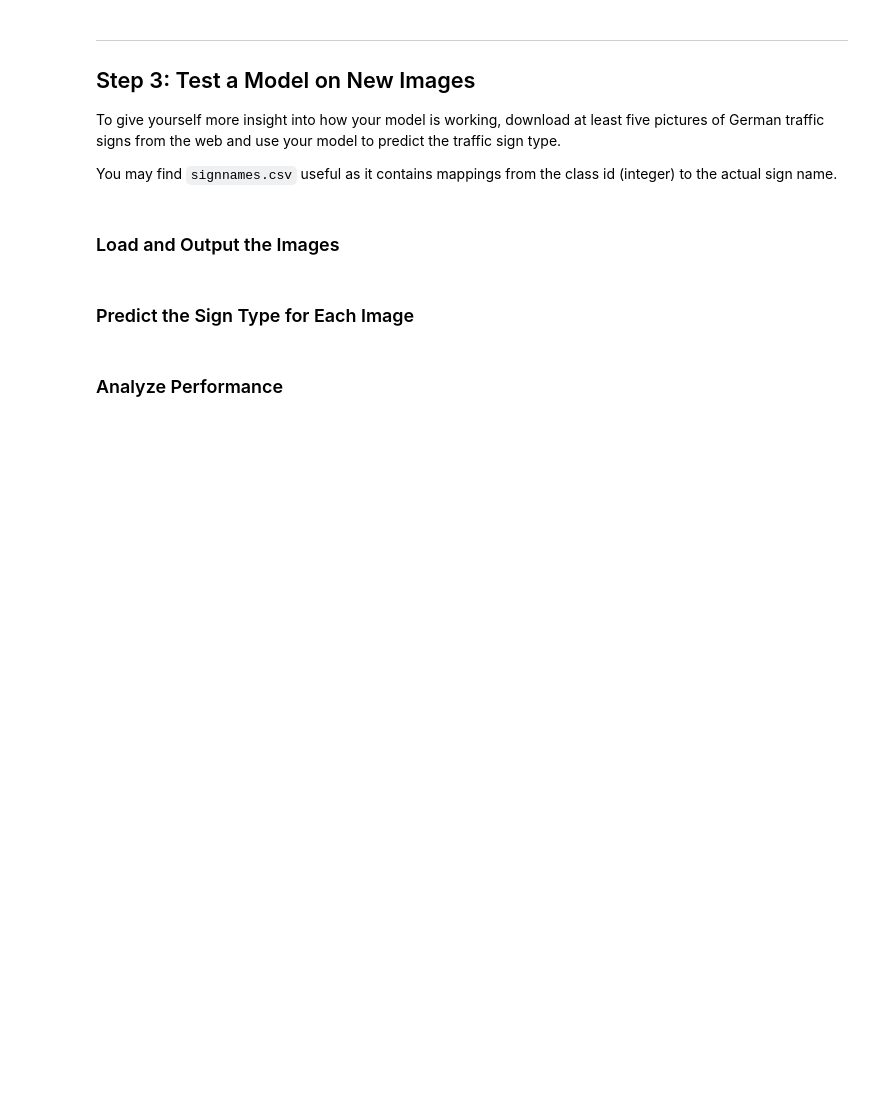
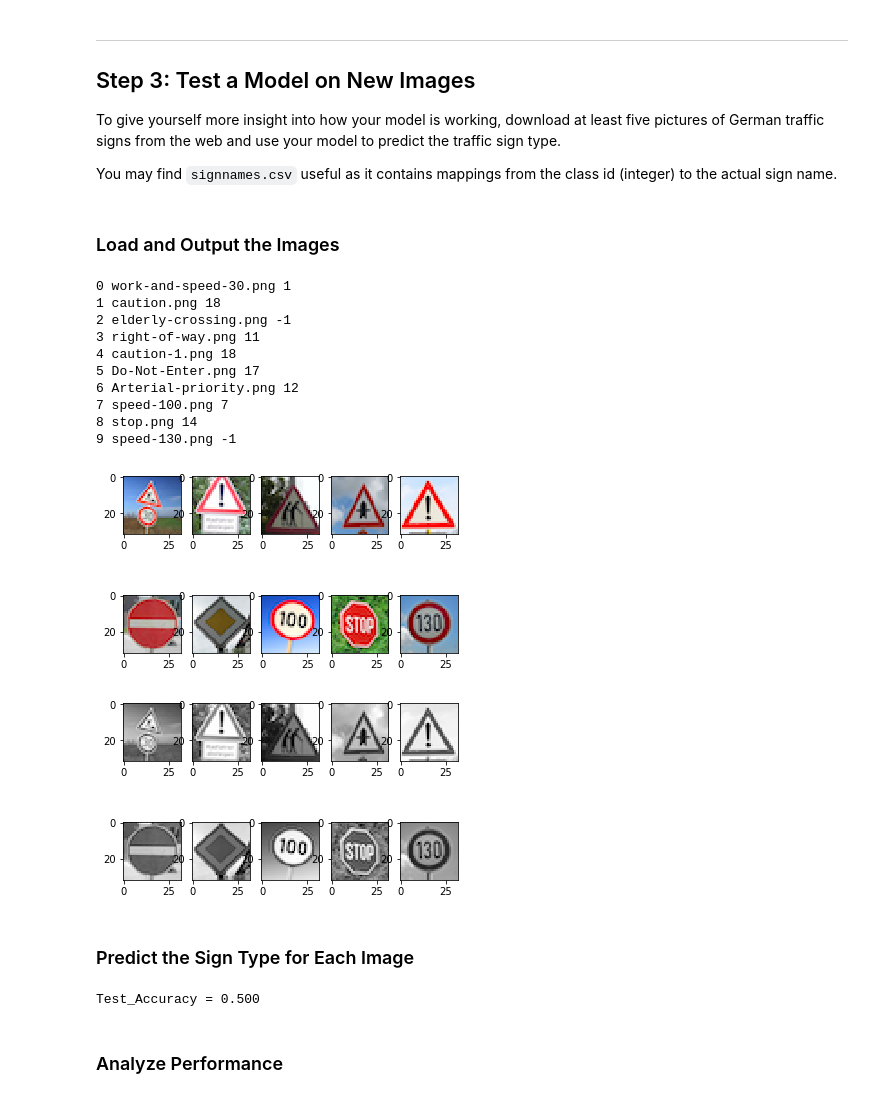
Before and after one commit to svec/CarND-Traffic-Sign-Classifier-Project, a Jupyter notebook: Traffic_Sign_Classifier.ipynb, the cells around one changed output. Drawn from its saved outputs; the diff is of its cells as text; code cells hidden in the pictures; blank space fills up the shorter version.

Commit message:
2 new images, plus finished top-5 analysis.

```diff
--- a/Traffic_Sign_Classifier.ipynb
+++ b/Traffic_Sign_Classifier.ipynb
@@ -631,39 +633,54 @@ file_class_mapping = {
     "right-of-way.png": 11,
     "Do-Not-Enter.png": 17,
     "caution.png" : 18,
+    "caution-1.png" : 18,
     "stop.png": 14,
+    "speed-100.png": 7,
     "work-and-speed-30.png": 1,
     "elderly-crossing.png": -1,
     "speed-130.png": -1,
 }
 
 found_images = np.empty((len(file_class_mapping), 32, 32, 3), dtype=np.uint8)
 found_images_y = []
 
 num_cols = 5
 num_rows = math.ceil(len(file_class_mapping)/num_cols)
 subplot_setup(num_cols, num_rows)
 
 for index, (filename, class_number) in enumerate(file_class_mapping.items()):
     print(index, filename, class_number)
     found_images[index] = cv2.imread(file_dir + "/" + filename, cv2.IMREAD_COLOR)
     found_images[index] = cv2.cvtColor(found_images[index], cv2.COLOR_BGR2RGB)
     found_images_y.append(class_number)
     subplot_next(found_images[index])
 
 plt.show()
 
 found_images_gray = convert_to_gray(found_images)
 
 # Poor-man's normalization.
 found_images_gray = (found_images_gray-128)/128
 
 subplot_setup(num_cols, num_rows)
 
 for image in found_images_gray:
     subplot_next(image)
 
 plt.show()
+# %% [output]
+0 work-and-speed-30.png 1
+1 caution.png 18
+2 elderly-crossing.png -1
+3 right-of-way.png 11
+4 caution-1.png 18
+5 Do-Not-Enter.png 17
+6 Arterial-priority.png 12
+7 speed-100.png 7
+8 stop.png 14
+9 speed-130.png -1
+[figure, added]
+[figure, added]
 # %% [markdown]
 ### Predict the Sign Type for Each Image
 # %%
@@ -675,6 +692,8 @@ with tf.Session() as sess:
 
     test_accuracy = evaluate(found_images_gray, found_images_y)
     print("Test_Accuracy = {:.3f}".format(test_accuracy))
+# %% [output]
+Test_Accuracy = 0.500
 # %% [markdown]
 ### Analyze Performance
 # %%
```
Also changed, not shown: parts of 5 cells of this notebook, 2 other files.
